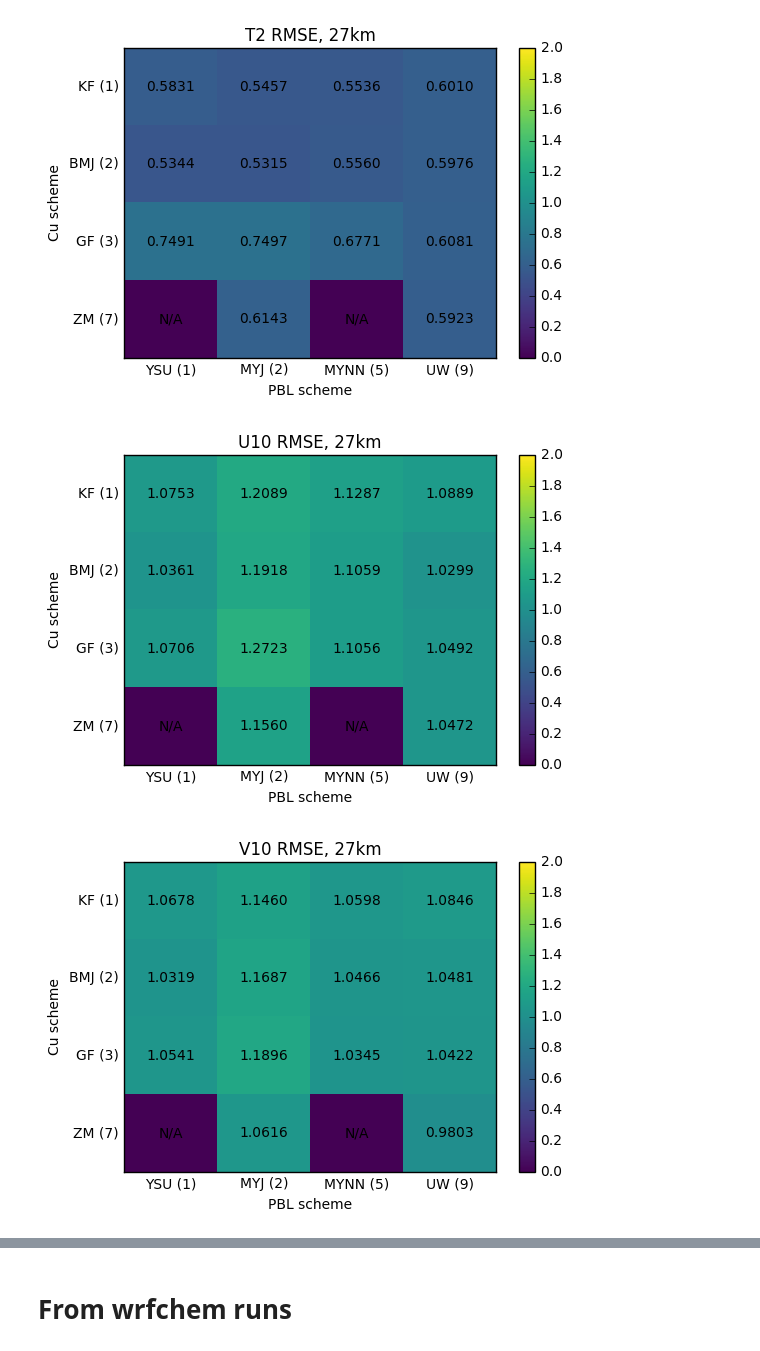
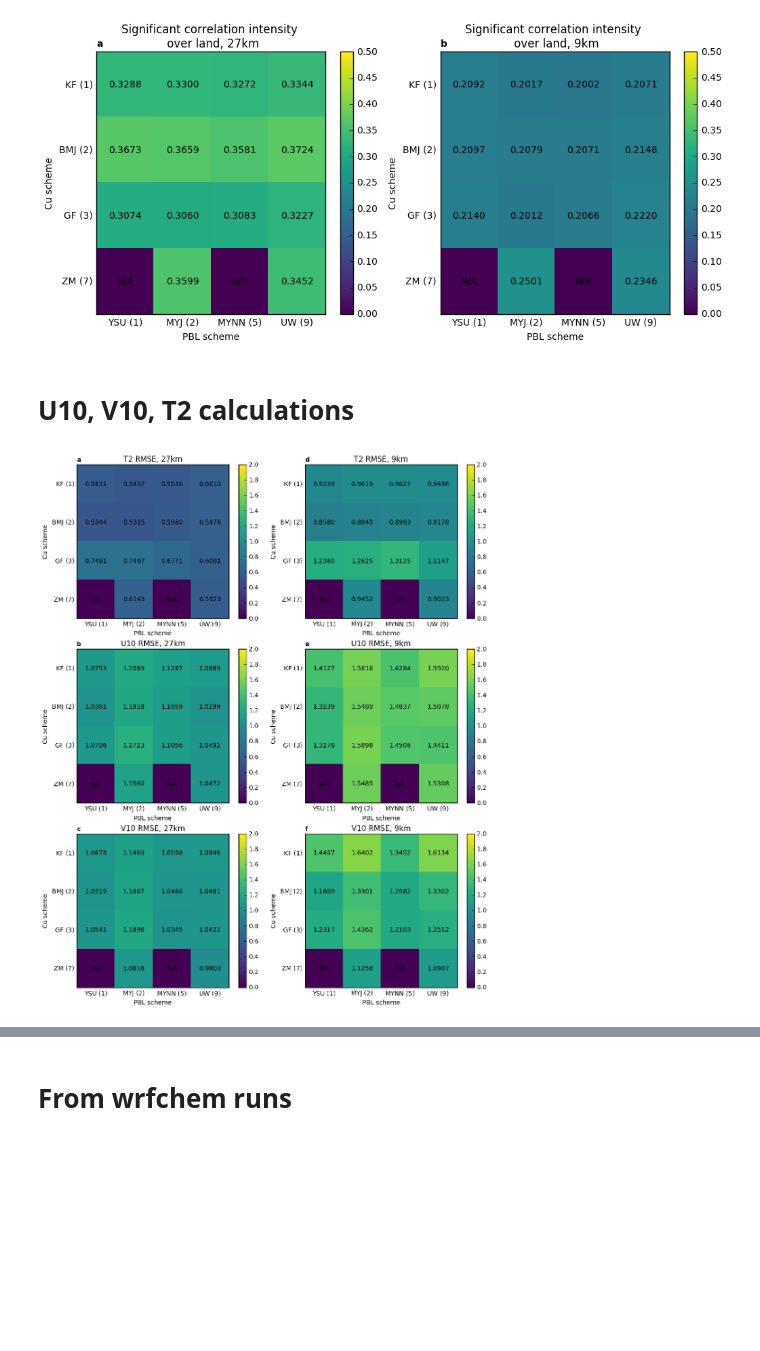
Before and after one commit to nickyeolk/thesisScripts, a Jupyter notebook: biasComparisonWithUVT.ipynb, the cells around one changed output, grey strips where cells are left out. Drawn from its saved outputs; the diff is of its cells as text; code cells hidden in the pictures; blank space fills up the shorter version.

```diff
--- a/biasComparisonWithUVT.ipynb
+++ b/biasComparisonWithUVT.ipynb
@@ -274,3 +311,20 @@ print(biasA)
+# %%
+plt.figure(1)
+CorrLandArray=np.array(sigCorrMeanLand).reshape(4,4)
+plt.subplot(1,2,1)
+plt.pcolormesh(CorrLandArray,cmap='viridis',vmin=0,vmax=0.5)
+plt.title('Significant correlation intensity \n over land, 27km')
+compareMatrix(CorrLandArray,'a')
+
+CorrLandArray=np.array(sigCorrMeanLand_d02).reshape(4,4)
+plt.subplot(1,2,2)
+plt.pcolormesh(CorrLandArray,cmap='viridis',vmin=0,vmax=0.5)
+plt.title('Significant correlation intensity \n over land, 9km')
+compareMatrix(CorrLandArray,'b')
+# %% [output]
+[figure, added]
+# %% [markdown]
+# U10, V10, T2 calculations
 # %%
 #u10v10t2 data from daniel
 plt.close('all')
@@ -279,66 +333,71 @@ d02data=sio.loadmat('../WRF_Parameterization/u10_v10_t2_d01/OneDrive_1_2017-6-13
 d03data=sio.loadmat('../WRF_Parameterization/u10_v10_t2_d01/OneDrive_1_2017-6-13/WRF_2014-2015_d01_Ave_2728.mat')
 d04data=sio.loadmat('../WRF_Parameterization/u10_v10_t2_d01/OneDrive_1_2017-6-13/WRF_2014-2015_d02_Ave_2728.mat')
 
+plt.rcParams["figure.figsize"] = 12,15
 pltArray=np.zeros([16,1])
 pltArray[:12]=d01data['RMSE_Ave_T2'][:12]
 pltArray[13]=d03data['RMSE_Ave_T2'][-1]
 pltArray[-1]=d01data['RMSE_Ave_T2'][-1]
 allArray=pltArray.reshape(4,4)
 plt.figure(1)
+plt.subplot(3,2,1)
 plt.pcolormesh(allArray,cmap='viridis',vmin=0,vmax=2)
 plt.title('T2 RMSE, 27km')
-compareMatrix(allArray)
+compareMatrix(allArray,'a')
 
 pltArray=np.zeros([16,1])
 pltArray[:12]=d01data['RMSE_Ave_U10'][:12]
 pltArray[13]=d03data['RMSE_Ave_U10'][-1]
 pltArray[-1]=d01data['RMSE_Ave_U10'][-1]
 allArray=pltArray.reshape(4,4)
-plt.figure(2)
+# plt.figure(2)
+plt.subplot(3,2,3)
 plt.pcolormesh(allArray,cmap='viridis',vmin=0,vmax=2)
 plt.title('U10 RMSE, 27km')
-compareMatrix(allArray)
+compareMatrix(allArray,'b')
 
 pltArray=np.zeros([16,1])
 pltArray[:12]=d01data['RMSE_Ave_V10'][:12]
 pltArray[13]=d03data['RMSE_Ave_V10'][-1]
 pltArray[-1]=d01data['RMSE_Ave_V10'][-1]
 allArray=pltArray.reshape(4,4)
-plt.figure(3)
+# plt.figure(3)
+plt.subplot(3,2,5)
 plt.pcolormesh(allArray,cmap='viridis',vmin=0,vmax=2)
 plt.title('V10 RMSE, 27km')
-compareMatrix(allArray)
+compareMatrix(allArray,'c')
 
 pltArray=np.zeros([16,1])
 pltArray[:12]=d02data['RMSE_Ave_T2'][:12]
 pltArray[13]=d04data['RMSE_Ave_T2'][-1]
 pltArray[-1]=d02data['RMSE_Ave_T2'][-1]
 allArray=pltArray.reshape(4,4)
-plt.figure(4)
+# plt.figure(4)
+plt.subplot(3,2,2)
 plt.pcolormesh(allArray,cmap='viridis',vmin=0,vmax=2)
 plt.title('T2 RMSE, 9km')
-compareMatrix(allArray)
+compareMatrix(allArray,'d')
 
 pltArray=np.zeros([16,1])
 pltArray[:12]=d02data['RMSE_Ave_U10'][:12]
 pltArray[13]=d04data['RMSE_Ave_U10'][-1]
 pltArray[-1]=d02data['RMSE_Ave_U10'][-1]
 allArray=pltArray.reshape(4,4)
-plt.figure(5)
+# plt.figure(5)
+plt.subplot(3,2,4)
 plt.pcolormesh(allArray,cmap='viridis',vmin=0,vmax=2)
 plt.title('U10 RMSE, 9km')
-compareMatrix(allArray)
+compareMatrix(allArray,'e')
 
 pltArray=np.zeros([16,1])
 pltArray[:12]=d02data['RMSE_Ave_V10'][:12]
 pltArray[13]=d04data['RMSE_Ave_V10'][-1]
 pltArray[-1]=d02data['RMSE_Ave_V10'][-1]
 allArray=pltArray.reshape(4,4)
-plt.figure(6)
+# plt.figure(6)
+plt.subplot(3,2,6)
 plt.pcolormesh(allArray,cmap='viridis',vmin=0,vmax=2)
 plt.title('V10 RMSE, 9km')
-compareMatrix(allArray)
+compareMatrix(allArray,'f')
 # %% [output]
-[figure, old version]
+[figure, new version]
-[figure, removed]
-[figure, removed]
```
Also changed, not shown: parts of 10 cells of this notebook, 2 other files.
